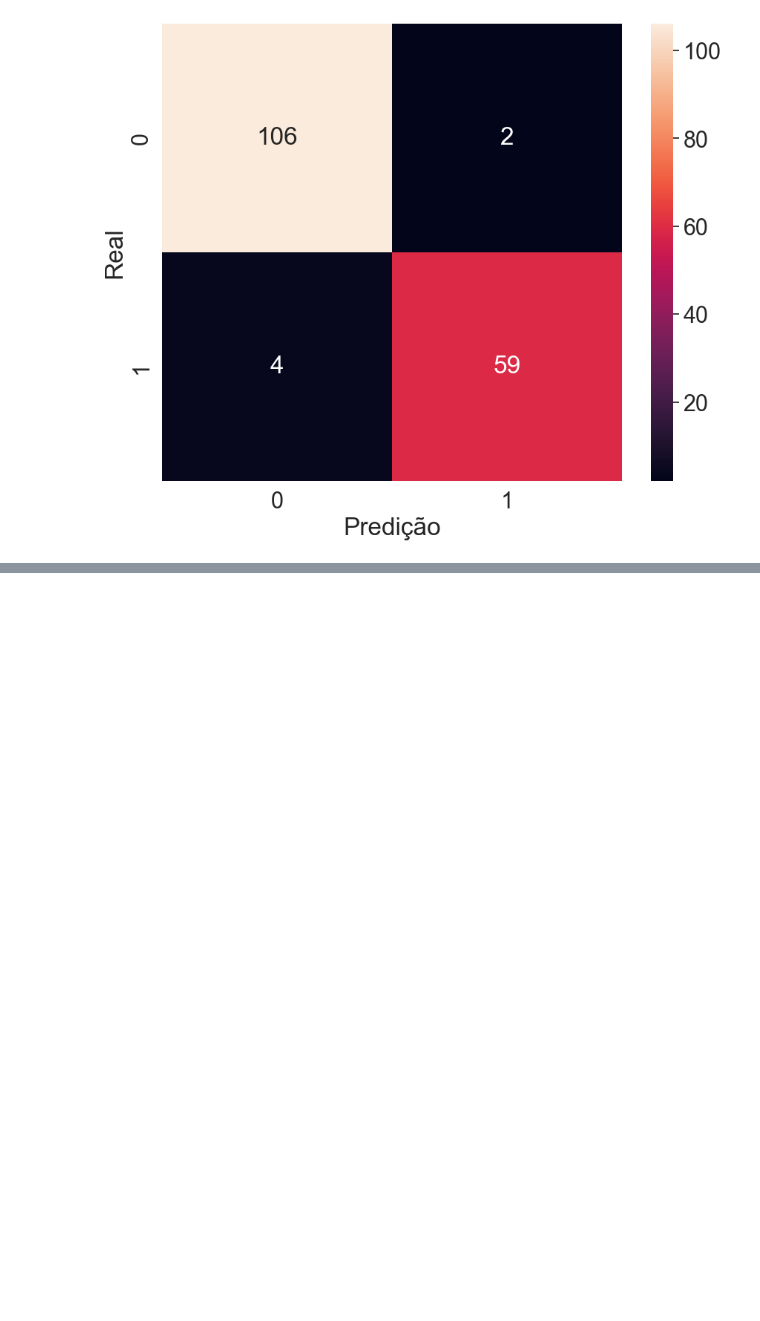
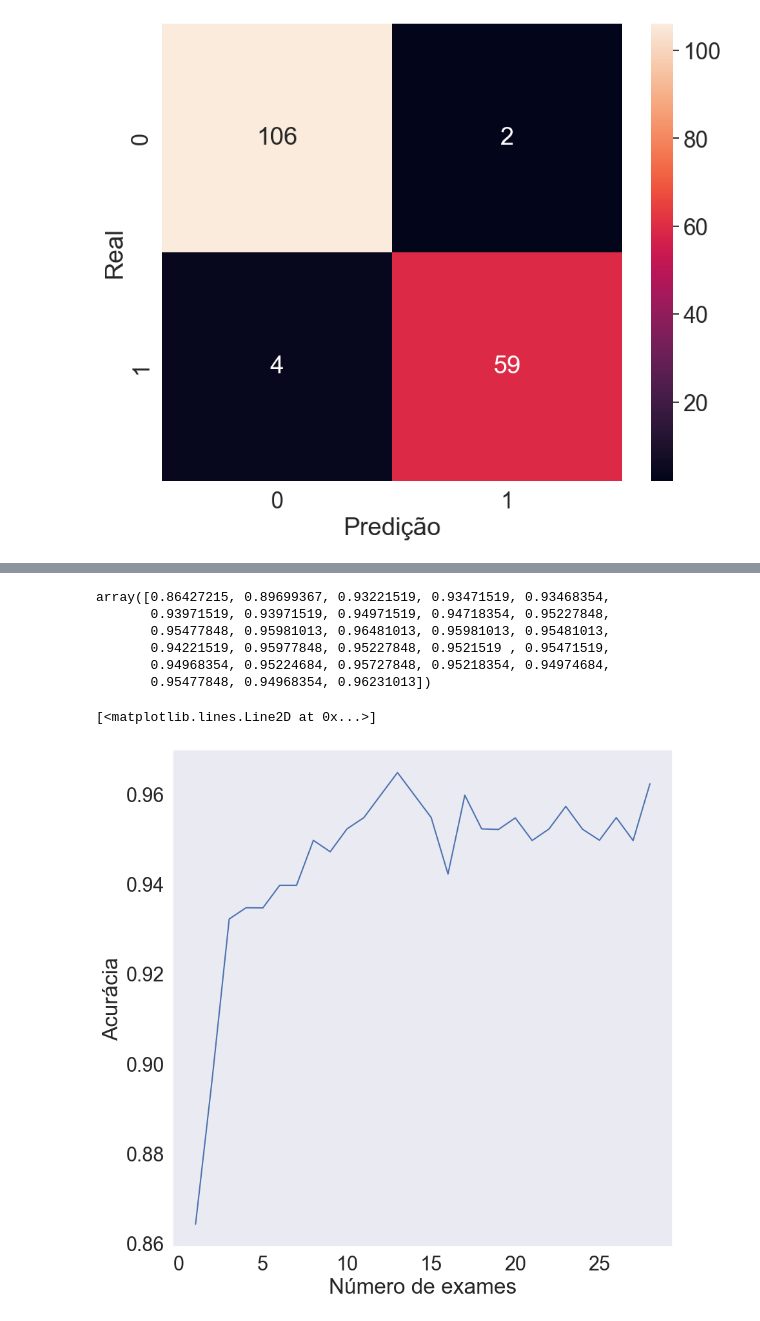
Before and after one commit to felipmartins/machine-learning-studies, a Jupyter notebook: dimensionalidade/intro.Ipynb, the cells around one changed output, grey strips where cells are left out. Saved outputs shown, nothing was run; the diff lists cells and outputs as text; code cells hidden in the pictures; blank space fills up the shorter version.

```diff
--- a/dimensionalidade/intro.Ipynb
+++ b/dimensionalidade/intro.Ipynb
@@ -428,0 +432,24 @@ print("Resultado da classificação %.2f%%" %(classificador.score(teste_rfe,test
+# %%
+selecionador_rfecv.cv_results_['mean_test_score']
+# %% [output]
+array([0.86427215, 0.89699367, 0.93221519, 0.93471519, 0.93468354,
+       0.93971519, 0.93971519, 0.94971519, 0.94718354, 0.95227848,
+       0.95477848, 0.95981013, 0.96481013, 0.95981013, 0.95481013,
+       0.94221519, 0.95977848, 0.95227848, 0.9521519 , 0.95471519,
+       0.94968354, 0.95224684, 0.95727848, 0.95218354, 0.94974684,
+       0.95477848, 0.94968354, 0.96231013])
+# %%
+import matplotlib.pyplot as plt
+
+
+plt.figure(figsize=(10,10))
+
+plt.xlabel("Número de exames")
+plt.ylabel("Acurácia")
+
+plt.grid()
+
+plt.plot(range(1, len(selecionador_rfecv.cv_results_['mean_test_score']) + 1), selecionador_rfecv.cv_results_['mean_test_score'])
+# %% [output]
+[<matplotlib.lines.Line2D at 0x...>]
+[figure, added]
```
Also changed, not shown: parts of 1 cell of this notebook, 1 other file.
